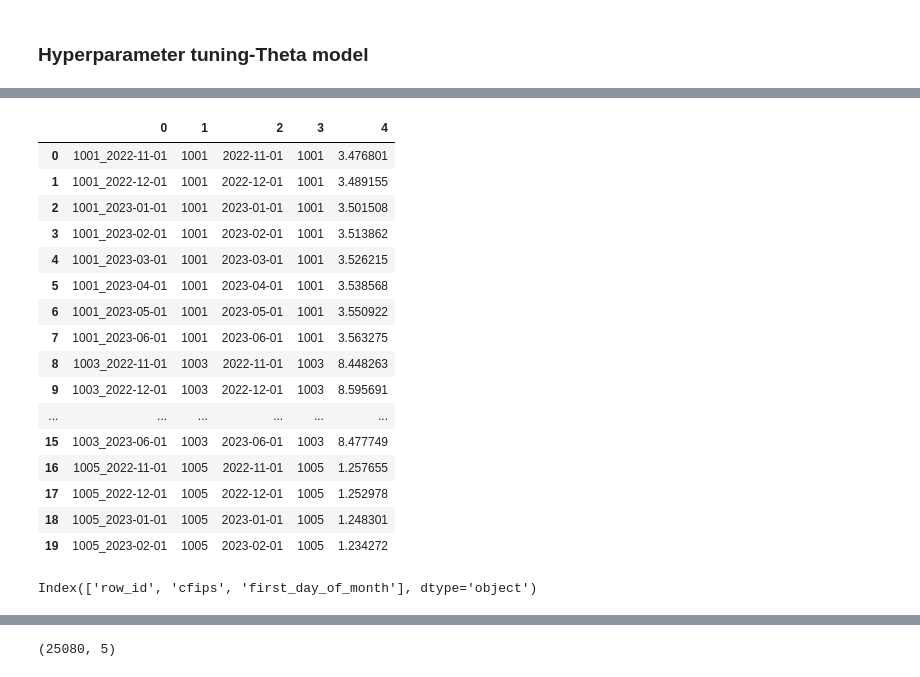
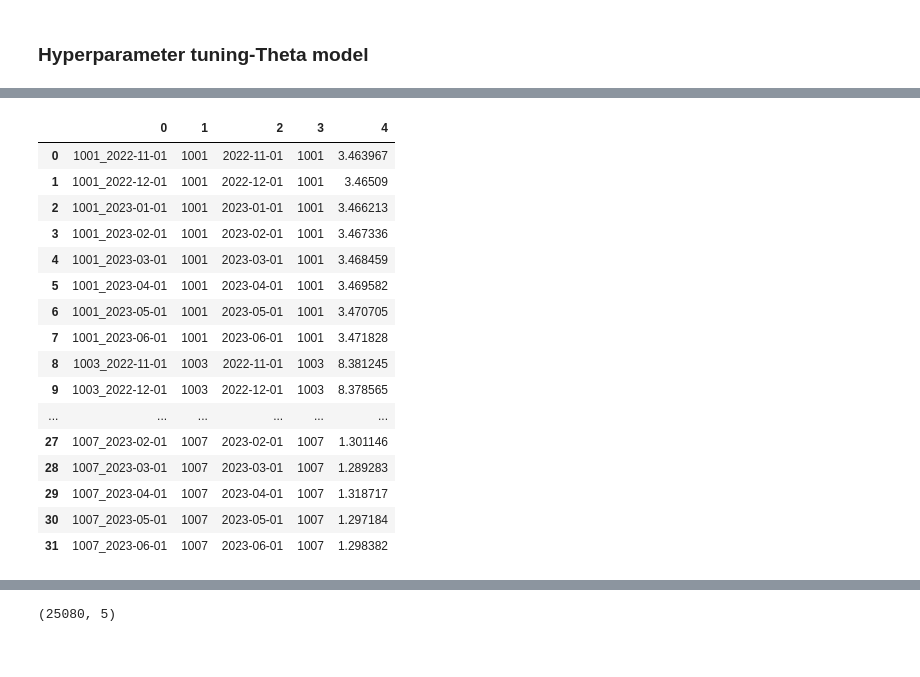
Before and after one commit to lchudal89/portfolio_projects, a Jupyter notebook: Time_series_analysis/GodaddyMBD_Theta model.ipynb, the cells around one changed output, grey strips where cells are left out. Saved outputs shown, nothing was run; the diff lists cells and outputs as text; code cells hidden in the pictures.

```diff
--- a/Time_series_analysis/GodaddyMBD_Theta model.ipynb
+++ b/Time_series_analysis/GodaddyMBD_Theta model.ipynb
@@ -362,7 +403,7 @@ sub.to_csv('submission_tm_5.csv',index=False)
 ### Hyperparameter tuning-Theta model
 # %%
 periods=[12]
-use_mle=[False,True]
+use_mle=[True,False]
 thetas=[1,np.inf]
 cfips_list=[]
 best_para=[]
@@ -378,7 +419,7 @@ for cfips in unique_cfips:
             res=tm.fit(use_mle=i)#use_mle=True
             for theta in thetas:
                 forecast_=pd.Series(res.forecast(8,theta=theta))
-                list_.append(((f'period:{period}, use_mle:{i}, theta:{theta}'),MAPE(df_val,forecast_)))
+                list_.append(((f'period:{period}, use_mle:{i}, theta:{str(theta)}'),MAPE(df_val,forecast_)))
     best_param=sorted(list(enumerate(list_)),key= lambda x:x[1][1])[0][1][0]
     best_para.append(best_param)
 # %%
@@ -432,21 +465,40 @@ df_merged.head()
 df_merged['period']=df_merged['period'].astype('int64')
 df_merged['use_mle']=df_merged['use_mle'].astype('bool')
 df_merged['theta']=df_merged['theta'].astype('float')
+# %%
+y_forecast=[]
+cfips_list=[]
+for index,row in df_merged.iterrows():
+    for i in row['cfips_list']:
+        cfips_list.append([i]*8)
+        df=train[train.cfips==i]
+        tm=ThetaModel(df.microbusiness_density,method='additive',period=12)#,period=row['period']
+        res=tm.fit(use_mle=row['use_mle'])#
+    #perform rolling prediction and multistep forecast
+        forecast_=res.forecast(8,theta=1.1)
+        y_forecast.append(forecast_)
 # %%
 y_forecast=[]
 cfips_list=[]
 for index,row in df_merged.iterrows():
-    for i in row['cfips_list']:
-        cfips_list.append([i]*8)
-        df=train[train.cfips==i]
-        tm=ThetaModel(df.microbusiness_density,method='additive',period=row['period'])
-        res=tm.fit(use_mle=row['use_mle'])
+    if index==0:
+        for i in row['cfips_list']:
+            cfips_list.append([i]*8)
+            df=train[train.cfips==i]
+            tm=ThetaModel(df.microbusiness_density,method='additive',period=12)#,period=row['period']
+            res=tm.fit()#use_mle=row['use_mle']
     #perform rolling prediction and multistep forecast
-        if row['theta']=='inf':
-            forecast_=res.forecast(8,theta=np.row['theta'])
-        else:
-            forecast_=res.forecast(8,theta=row['theta'])
-        y_forecast.append(forecast_)
+            forecast_=res.forecast(8,theta=1)
+            y_forecast.append(forecast_)
+    else:
+        for i in row['cfips_list']:
+            cfips_list.append([i]*8)
+            df=train[train.cfips==i]
+            tm=ThetaModel(df.microbusiness_density,method='additive',period=12)
+            res=tm.fit()
+    #perform rolling prediction and multistep forecast
+            forecast_=res.forecast(8,theta=np.inf)
+            y_forecast.append(forecast_)
 # %%
 cfips_list=pd.Series(cfips_list).explode()
 y_forecast=pd.Series(y_forecast).explode()
@@ -474,28 +535,24 @@ y_predict.head()
 # %%
 df=pd.concat([test,y_predict],axis=1,ignore_index=True)
-df.head(20)
+df.head(32)
 # %% [output]
 |  | 0 | 1 | 2 | 3 | 4 |
-| 0 | 1001_2022-11-01 | 1001 | 2022-11-01 | 1001 | 3.476801 |
-| 1 | 1001_2022-12-01 | 1001 | 2022-12-01 | 1001 | 3.489155 |
-| 2 | 1001_2023-01-01 | 1001 | 2023-01-01 | 1001 | 3.501508 |
-| 3 | 1001_2023-02-01 | 1001 | 2023-02-01 | 1001 | 3.513862 |
-| 4 | 1001_2023-03-01 | 1001 | 2023-03-01 | 1001 | 3.526215 |
-| 5 | 1001_2023-04-01 | 1001 | 2023-04-01 | 1001 | 3.538568 |
-| 6 | 1001_2023-05-01 | 1001 | 2023-05-01 | 1001 | 3.550922 |
-| 7 | 1001_2023-06-01 | 1001 | 2023-06-01 | 1001 | 3.563275 |
-| 8 | 1003_2022-11-01 | 1003 | 2022-11-01 | 1003 | 8.448263 |
-| 9 | 1003_2022-12-01 | 1003 | 2022-12-01 | 1003 | 8.595691 |
+| 0 | 1001_2022-11-01 | 1001 | 2022-11-01 | 1001 | 3.463967 |
+| 1 | 1001_2022-12-01 | 1001 | 2022-12-01 | 1001 | 3.46509 |
+| 2 | 1001_2023-01-01 | 1001 | 2023-01-01 | 1001 | 3.466213 |
+| 3 | 1001_2023-02-01 | 1001 | 2023-02-01 | 1001 | 3.467336 |
+| 4 | 1001_2023-03-01 | 1001 | 2023-03-01 | 1001 | 3.468459 |
+| 5 | 1001_2023-04-01 | 1001 | 2023-04-01 | 1001 | 3.469582 |
+| 6 | 1001_2023-05-01 | 1001 | 2023-05-01 | 1001 | 3.470705 |
+| 7 | 1001_2023-06-01 | 1001 | 2023-06-01 | 1001 | 3.471828 |
+| 8 | 1003_2022-11-01 | 1003 | 2022-11-01 | 1003 | 8.381245 |
+| 9 | 1003_2022-12-01 | 1003 | 2022-12-01 | 1003 | 8.378565 |
 | ... | ... | ... | ... | ... | ... |
-| 15 | 1003_2023-06-01 | 1003 | 2023-06-01 | 1003 | 8.477749 |
-| 16 | 1005_2022-11-01 | 1005 | 2022-11-01 | 1005 | 1.257655 |
-| 17 | 1005_2022-12-01 | 1005 | 2022-12-01 | 1005 | 1.252978 |
-| 18 | 1005_2023-01-01 | 1005 | 2023-01-01 | 1005 | 1.248301 |
-| 19 | 1005_2023-02-01 | 1005 | 2023-02-01 | 1005 | 1.234272 |
+| 27 | 1007_2023-02-01 | 1007 | 2023-02-01 | 1007 | 1.301146 |
+| 28 | 1007_2023-03-01 | 1007 | 2023-03-01 | 1007 | 1.289283 |
+| 29 | 1007_2023-04-01 | 1007 | 2023-04-01 | 1007 | 1.318717 |
+| 30 | 1007_2023-05-01 | 1007 | 2023-05-01 | 1007 | 1.297184 |
+| 31 | 1007_2023-06-01 | 1007 | 2023-06-01 | 1007 | 1.298382 |
-# %%
-test.columns
-# %% [output]
-Index(['row_id', 'cfips', 'first_day_of_month'], dtype='object')
 # %%
 df.columns=['row_id', 'cfips', 'first_day_of_month','cfips_2','microbusiness_density']
 df.head()
```
Also changed, not shown: parts of 51 cells of this notebook.
